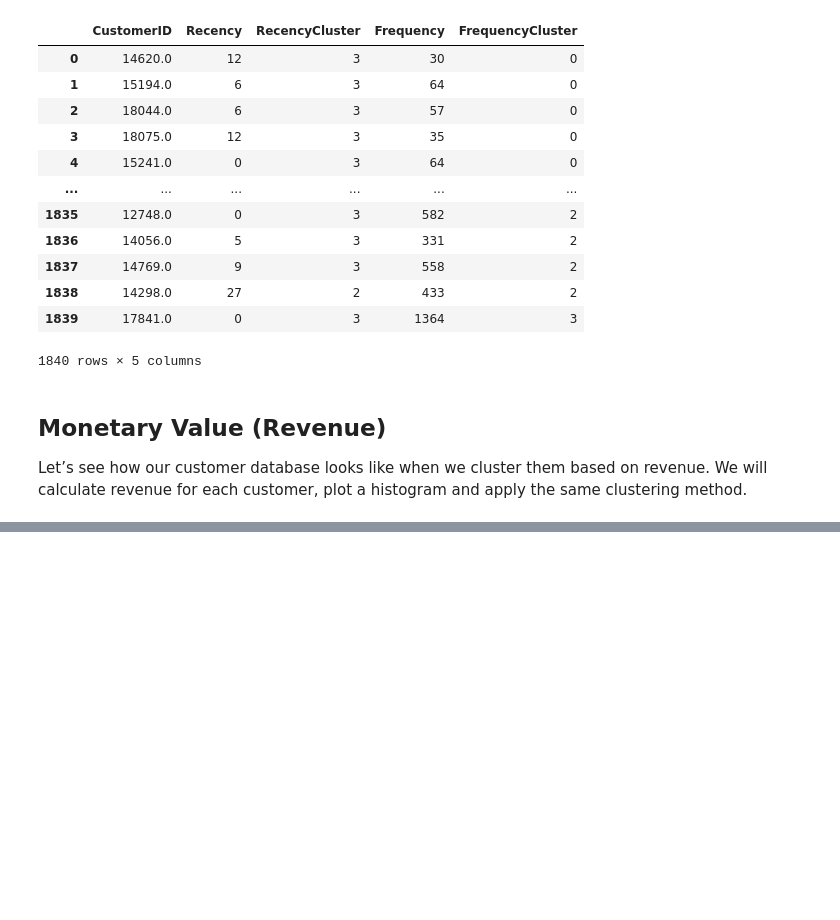
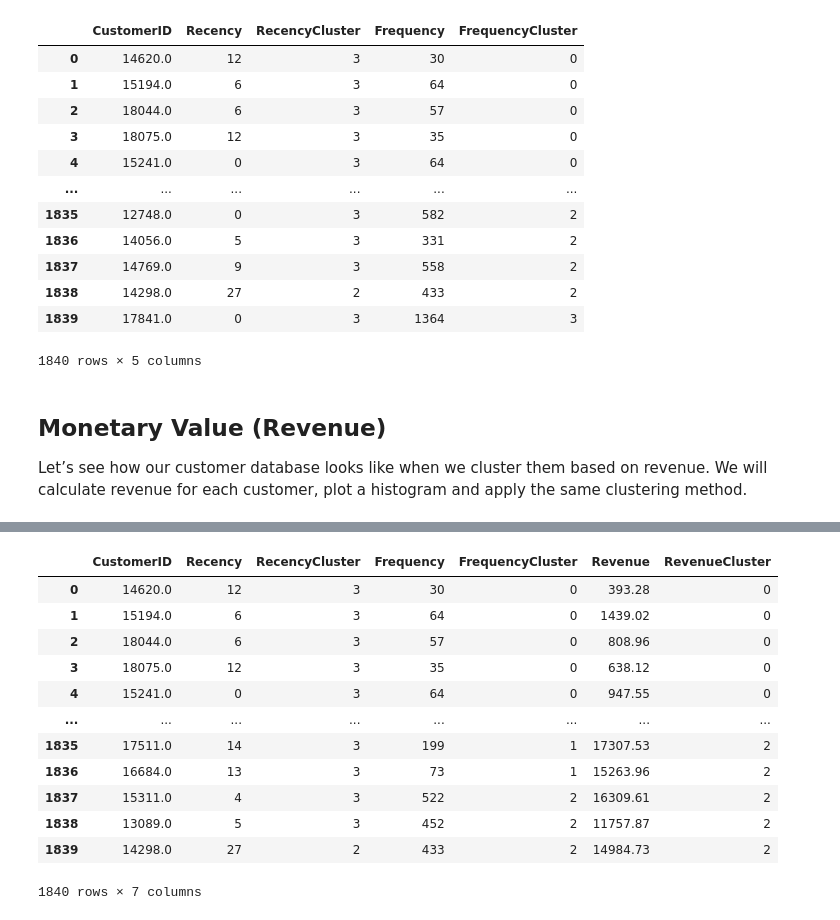
Before and after one commit to basel-ay/Customer-Lifetime-Value-Prediction, a Jupyter notebook: CLV Prediction.ipynb, the cells around one changed output, grey strips where cells are left out. Drawn from its saved outputs; the diff is of its cells as text; code cells hidden in the pictures; blank space fills up the shorter version.

```diff
--- a/CLV Prediction.ipynb
+++ b/CLV Prediction.ipynb
@@ -349,0 +407,22 @@ Let’s see how our customer database looks like when we cluster them based on r
+# %%
+kmeans = KMeans(n_clusters=4)
+kmeans.fit(tx_user[['Revenue']])
+tx_user['RevenueCluster'] = kmeans.predict(tx_user[['Revenue']])
+# %%
+tx_user = order_cluster('RevenueCluster', 'Revenue',tx_user,True)
+# %%
+tx_user
+# %% [output]
+|  | CustomerID | Recency | RecencyCluster | Frequency | FrequencyCluster | Revenue | RevenueCluster |
+| 0 | 14620.0 | 12 | 3 | 30 | 0 | 393.28 | 0 |
+| 1 | 15194.0 | 6 | 3 | 64 | 0 | 1439.02 | 0 |
+| 2 | 18044.0 | 6 | 3 | 57 | 0 | 808.96 | 0 |
+| 3 | 18075.0 | 12 | 3 | 35 | 0 | 638.12 | 0 |
+| 4 | 15241.0 | 0 | 3 | 64 | 0 | 947.55 | 0 |
+| ... | ... | ... | ... | ... | ... | ... | ... |
+| 1835 | 17511.0 | 14 | 3 | 199 | 1 | 17307.53 | 2 |
+| 1836 | 16684.0 | 13 | 3 | 73 | 1 | 15263.96 | 2 |
+| 1837 | 15311.0 | 4 | 3 | 522 | 2 | 16309.61 | 2 |
+| 1838 | 13089.0 | 5 | 3 | 452 | 2 | 11757.87 | 2 |
+| 1839 | 14298.0 | 27 | 2 | 433 | 2 | 14984.73 | 2 |
+1840 rows × 7 columns
```
Also changed, not shown: parts of 10 cells of this notebook.
